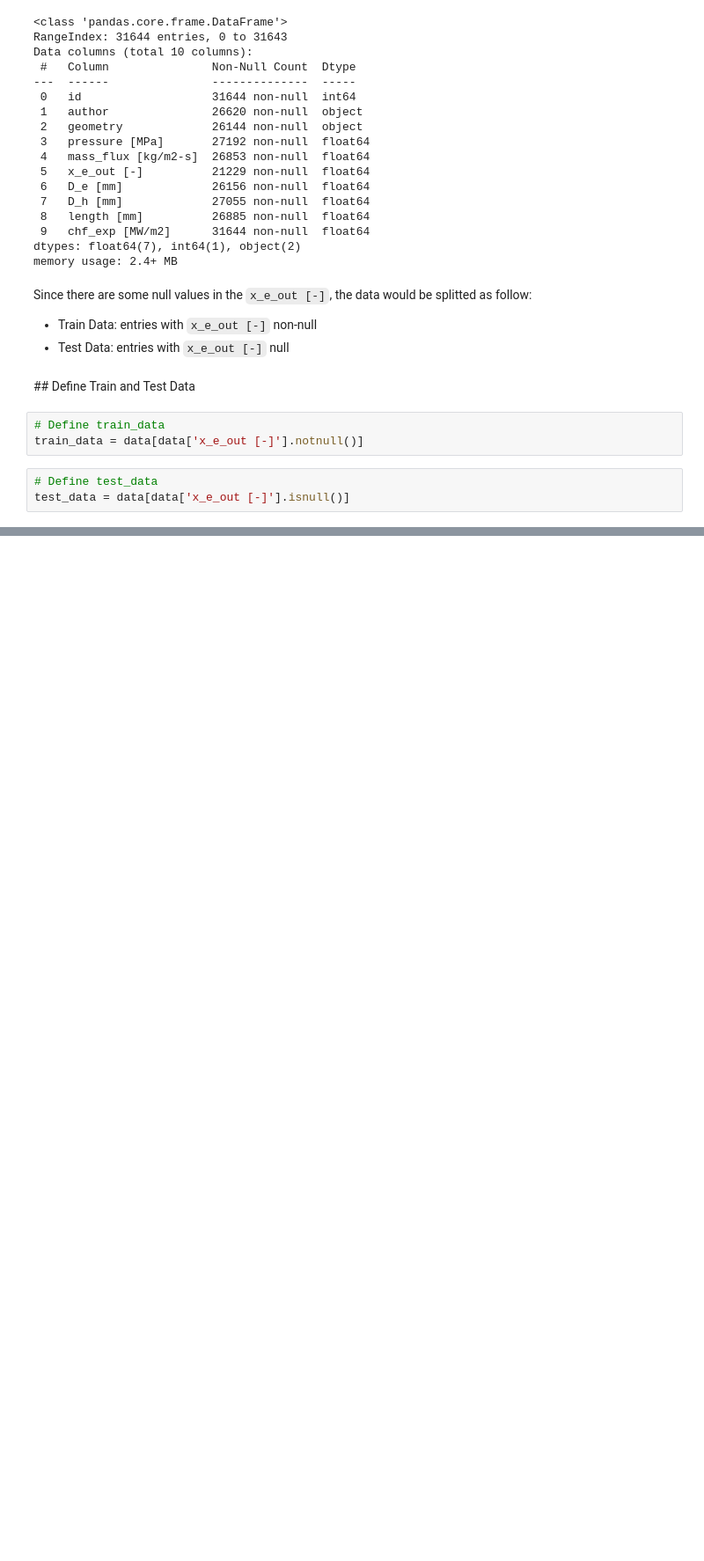
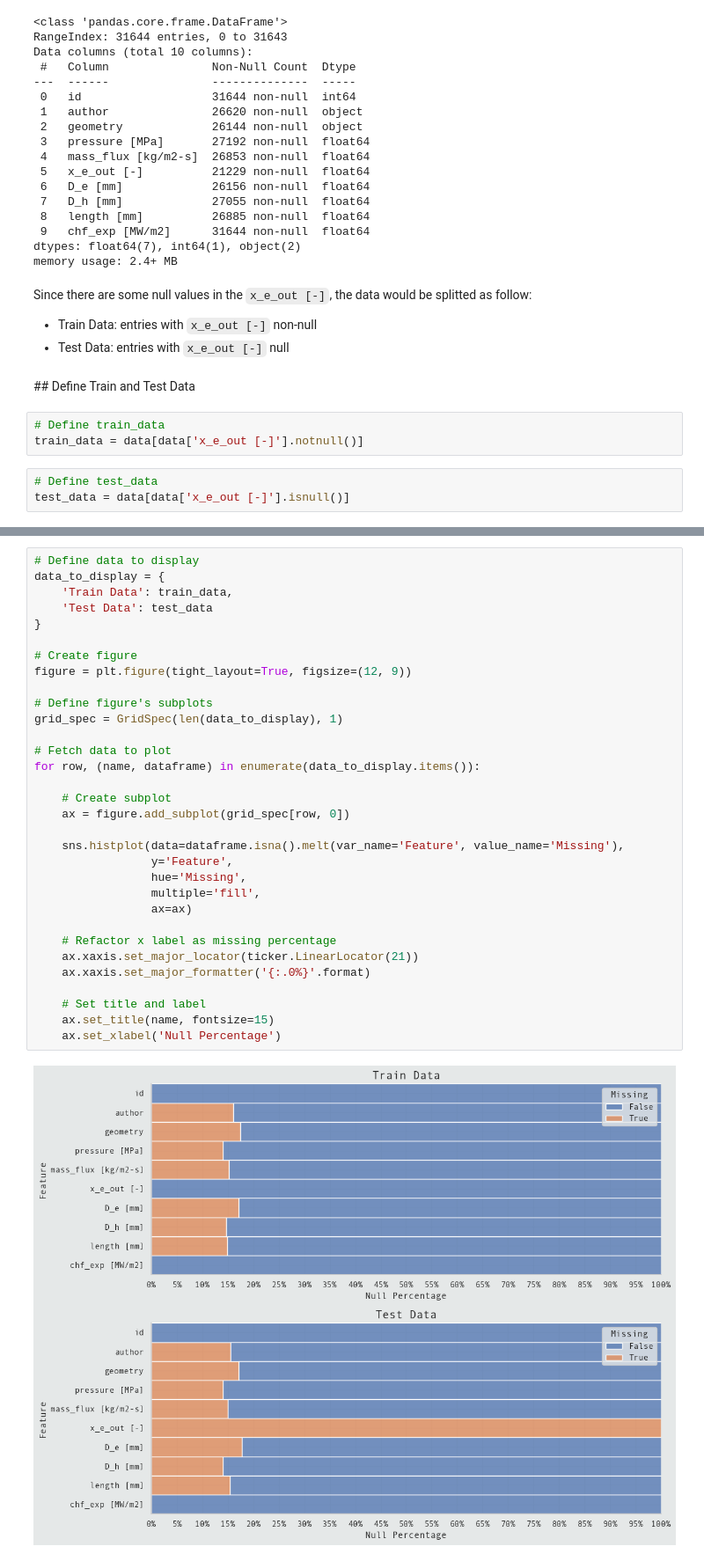
Before and after one commit to Volscente/kaggle_tps, a Jupyter notebook: notebooks/S3E15/heat_flux_feature_imputation.ipynb, the cells around one changed output, grey strips where cells are left out. Shown: that part at 88% size. Saved outputs shown, nothing was run; the diff lists cells and outputs as text; blank space fills up the shorter version.

Commit message:
S3E15 - Null Values Information

```diff
--- a/notebooks/S3E15/heat_flux_feature_imputation.ipynb
+++ b/notebooks/S3E15/heat_flux_feature_imputation.ipynb
@@ -122,0 +153,34 @@ test_data = data[data['x_e_out [-]'].isnull()]
+# %%
+# Define data to display
+data_to_display = {
+    'Train Data': train_data,
+    'Test Data': test_data
+}
+
+# Create figure
+figure = plt.figure(tight_layout=True, figsize=(12, 9))
+
+# Define figure's subplots
+grid_spec = GridSpec(len(data_to_display), 1)
+
+# Fetch data to plot
+for row, (name, dataframe) in enumerate(data_to_display.items()):
+
+    # Create subplot
+    ax = figure.add_subplot(grid_spec[row, 0])
+
+    sns.histplot(data=dataframe.isna().melt(var_name='Feature', value_name='Missing'),
+                 y='Feature',
+                 hue='Missing',
+                 multiple='fill',
+                 ax=ax)
+
+    # Refactor x label as missing percentage
+    ax.xaxis.set_major_locator(ticker.LinearLocator(21))
+    ax.xaxis.set_major_formatter('{:.0%}'.format)
+
+    # Set title and label
+    ax.set_title(name, fontsize=15)
+    ax.set_xlabel('Null Percentage')
+# %% [output]
+[figure, added]
```
Also changed, not shown: parts of 7 cells of this notebook.
